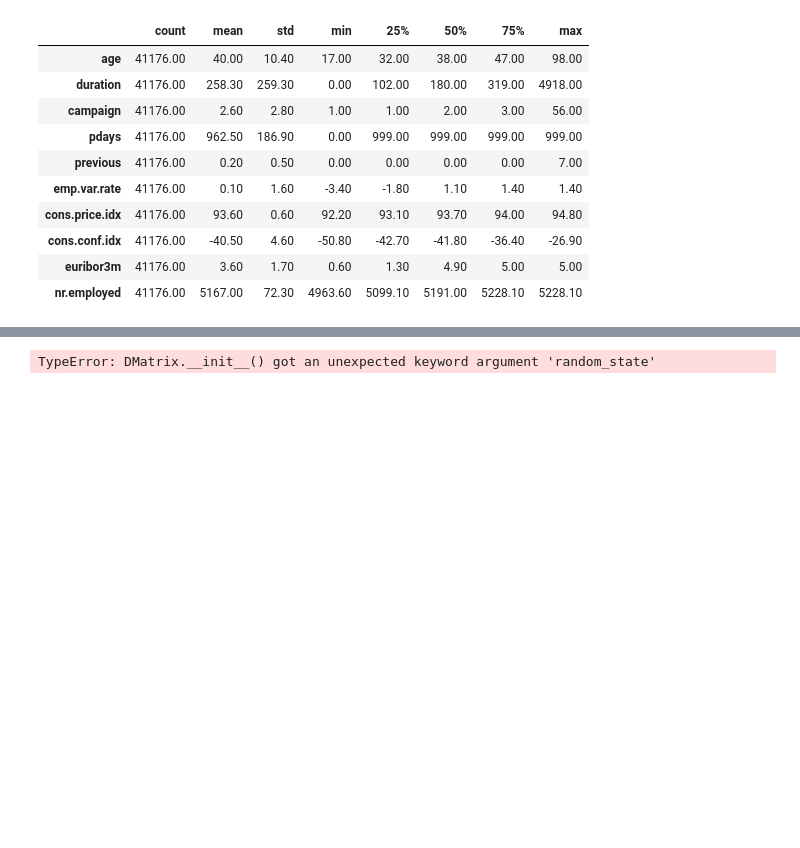
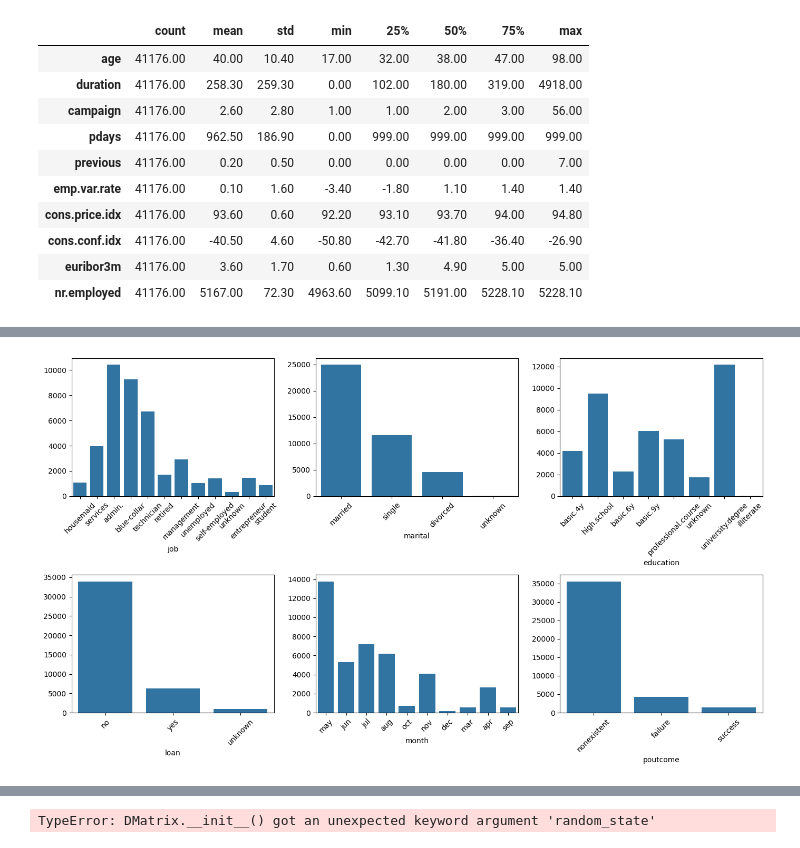
Before and after one commit to 4GeeksAcademy/Pauline-Your-first-ML-algorithm, a Jupyter notebook: src/explore.ipynb, the cells around one changed output, grey strips where cells are left out. Cells and saved outputs as stored; diff of their text form; code cells hidden in the pictures; blank space fills up the shorter version.

```diff
--- a/src/explore.ipynb
+++ b/src/explore.ipynb
@@ -175,0 +222,23 @@ msno.matrix(df)
+# %%
+# Variables categóricas:
+fig, axis = plt.subplots(2, 3, figsize=(14, 8))
+sns.countplot(ax=axis[0, 0], data=df, x="job").set_ylabel(None)
+sns.countplot(ax=axis[0, 1], data=df, x="marital").set_ylabel(None)
+sns.countplot(ax=axis[0, 2], data=df, x="education").set_ylabel(None)
+sns.countplot(ax=axis[1, 0], data=df, x="loan").set_ylabel(None)
+sns.countplot(ax=axis[1, 1], data=df, x="month").set_ylabel(None)
+sns.countplot(ax=axis[1, 2], data=df, x="poutcome").set_ylabel(None)
+
+# Ajustar las etiquetas :
+for x in axis.flatten():
+    for label in x.get_xticklabels():
+        label.set_rotation(45)
+        label.set_fontsize(10)
+
+# Ajustar el layout
+plt.tight_layout()
+
+# Mostrar el plot
+plt.show()
+# %% [output]
+[figure, added]
```
Also changed, not shown: parts of 18 cells of this notebook.
